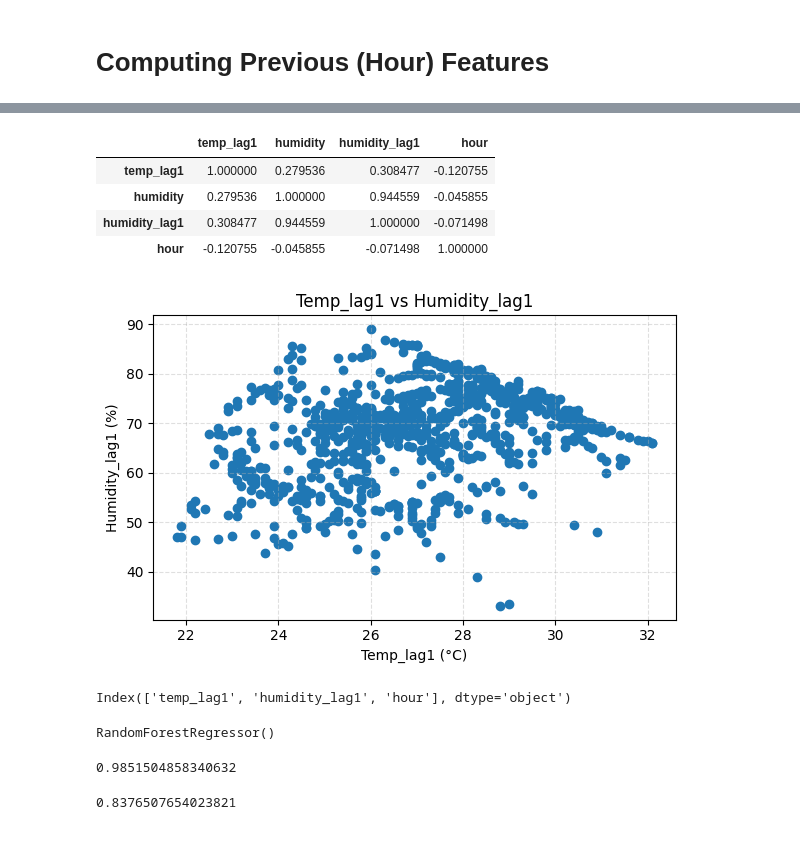
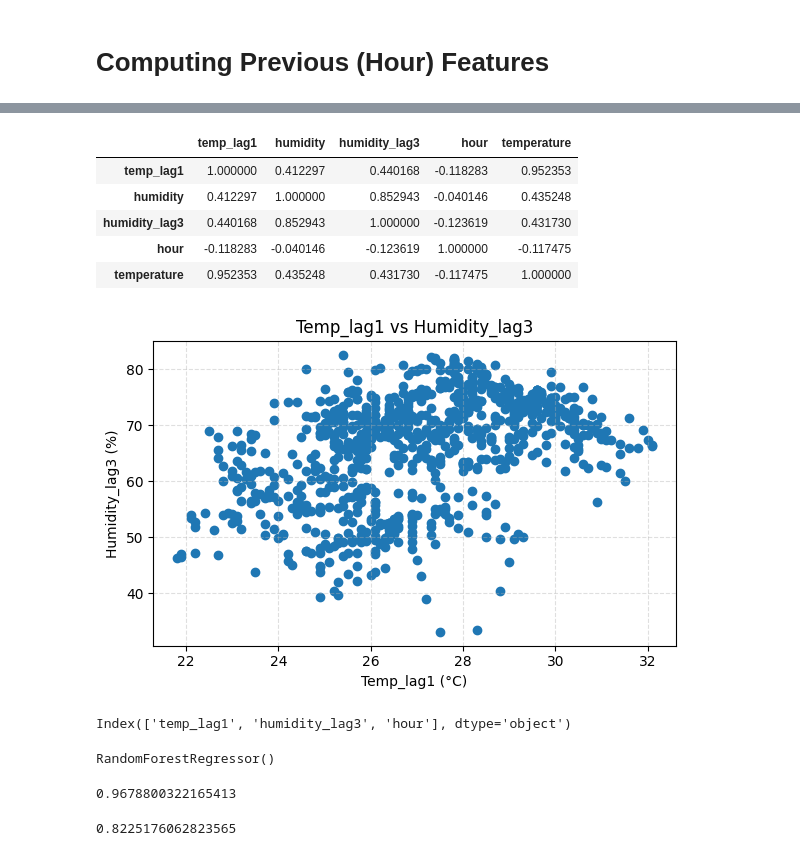
Before and after one commit to anukoolindia2000-source/Estac-Data-Analysis, a Jupyter notebook: time_series_analysis.ipynb, the cells around one changed output, grey strips where cells are left out. Saved outputs shown, nothing was run; the diff lists cells and outputs as text; code cells hidden in the pictures.

```diff
--- a/time_series_analysis.ipynb
+++ b/time_series_analysis.ipynb
@@ -92,15 +383,16 @@ df.corr(numeric_only=True)
 # %%
-training_data = df[['temp_lag1','humidity','humidity_lag1','hour']]
+training_data = df[['temp_lag1','humidity','humidity_lag3','hour','temperature']]
 # %%
 training_data = training_data.dropna()
 # %%
 training_data.corr()
 # %% [output]
-|  | temp_lag1 | humidity | humidity_lag1 | hour |
-| temp_lag1 | 1.000000 | 0.279536 | 0.308477 | -0.120755 |
-| humidity | 0.279536 | 1.000000 | 0.944559 | -0.045855 |
-| humidity_lag1 | 0.308477 | 0.944559 | 1.000000 | -0.071498 |
-| hour | -0.120755 | -0.045855 | -0.071498 | 1.000000 |
+|  | temp_lag1 | humidity | humidity_lag3 | hour | temperature |
+| temp_lag1 | 1.000000 | 0.412297 | 0.440168 | -0.118283 | 0.952353 |
+| humidity | 0.412297 | 1.000000 | 0.852943 | -0.040146 | 0.435248 |
+| humidity_lag3 | 0.440168 | 0.852943 | 1.000000 | -0.123619 | 0.431730 |
+| hour | -0.118283 | -0.040146 | -0.123619 | 1.000000 | -0.117475 |
+| temperature | 0.952353 | 0.435248 | 0.431730 | -0.117475 | 1.000000 |
 # %%
 def get_distribution_type(data: pd.DataFrame, feature: str, **kwargs):
     """
@@ -155,16 +447,16 @@ def plot_relationship(data: pd.DataFrame,col1: str,col2: str,**kwargs):
         print(f"Error plotting {col1} vs {col2}: {e}")
         raise
 # %%
-plot_relationship(data=training_data, col1='temp_lag1', col2='humidity_lag1')
+plot_relationship(data=training_data, col1='temp_lag1', col2='humidity_lag3')
 # %% [output]
-[figure, old version]
+[figure, new version]
 # %%
 x = training_data.drop('humidity',axis=1)
 y = training_data['humidity']
 # %%
 x.columns
 # %% [output]
-Index(['temp_lag1', 'humidity_lag1', 'hour'], dtype='object')
+Index(['temp_lag1', 'humidity_lag3', 'hour'], dtype='object')
 # %%
 train_x, test_x, train_y, test_y = train_test_split(
     x,
@@ -184,11 +476,11 @@ result_test = model.predict(test_x)
 # %%
 print(r2_score(train_y, result_train))
 # %% [output]
-0.9851504858340632
+0.9678800322165413
 # %%
 print(r2_score(test_y, result_test))
 # %% [output]
-0.8376507654023821
+0.8225176062823565
 # %%
 plt.scatter(test_y, result_test)
 
```
Also changed, not shown: parts of 22 cells of this notebook, 1 other file.
